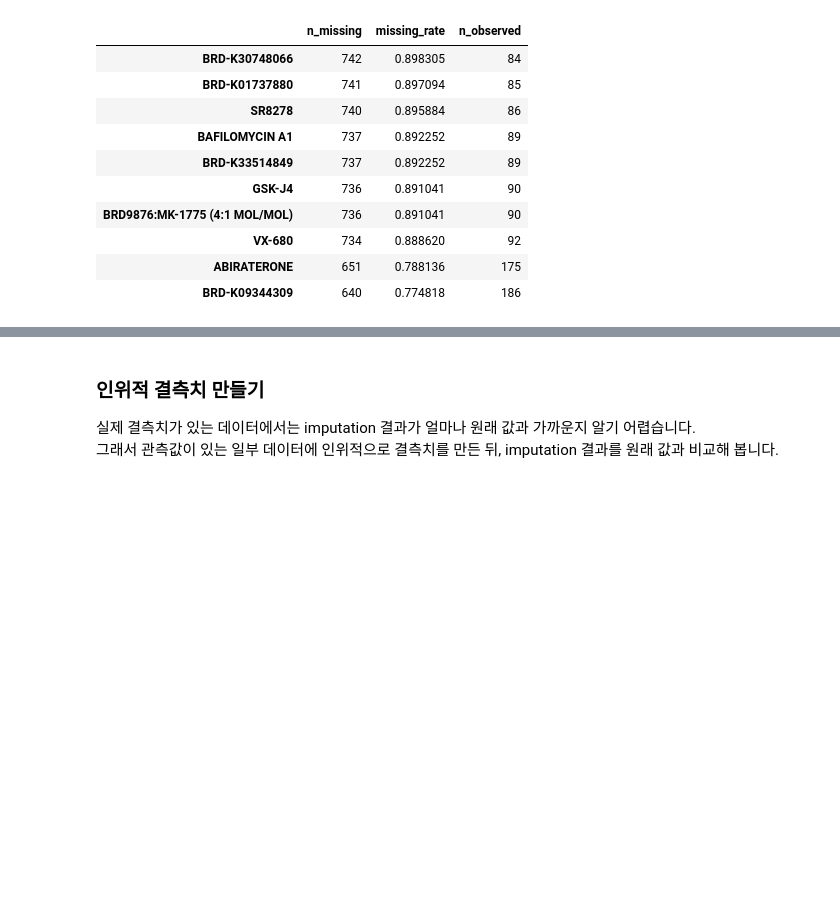
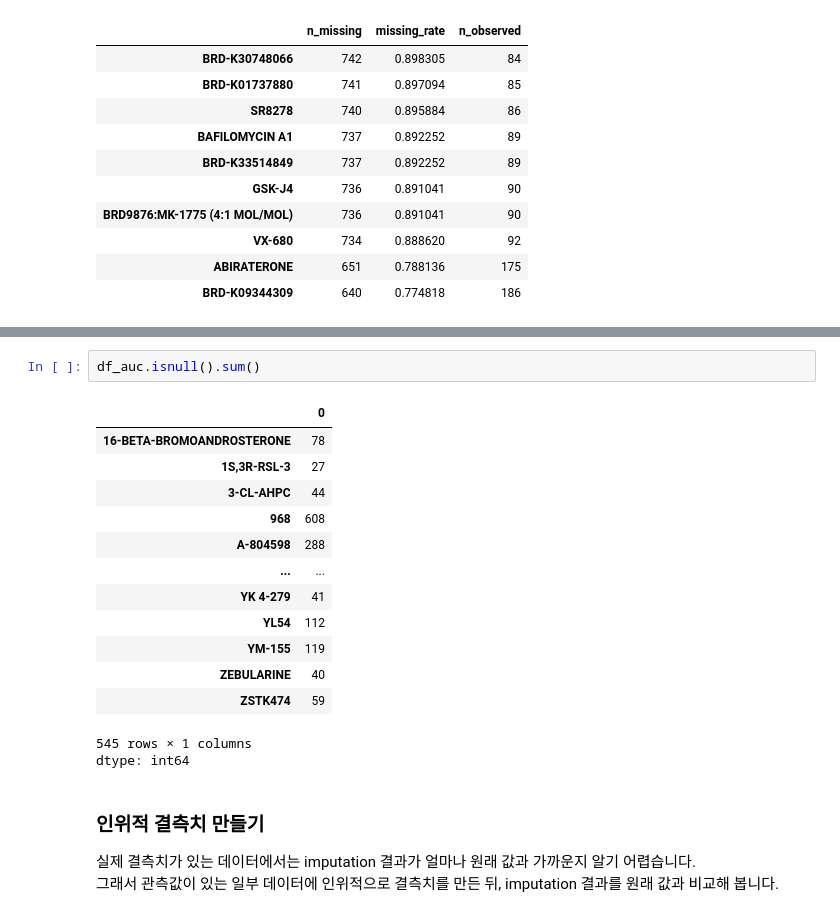
Before and after one commit to hjk9655/health-checkup-analysis, a Jupyter notebook: Notebooks/bio_bigdata_workshop_1B_stats_dimred_clustering_imputation_practice.ipynb, the cells around one changed output, grey strips where cells are left out. Drawn from its saved outputs; the diff is of its cells as text; blank space fills up the shorter version.

```diff
--- a/Notebooks/bio_bigdata_workshop_1B_stats_dimred_clustering_imputation_practice.ipynb
+++ b/Notebooks/bio_bigdata_workshop_1B_stats_dimred_clustering_imputation_practice.ipynb
@@ -787,3 +842,20 @@ missing_summary.head(10)
+# %%
+df_auc.isnull().sum()
+# %% [output]
+|  | 0 |
+| 16-BETA-BROMOANDROSTERONE | 78 |
+| 1S,3R-RSL-3 | 27 |
+| 3-CL-AHPC | 44 |
+| 968 | 608 |
+| A-804598 | 288 |
+| ... | ... |
+| YK 4-279 | 41 |
+| YL54 | 112 |
+| YM-155 | 119 |
+| ZEBULARINE | 40 |
+| ZSTK474 | 59 |
+545 rows × 1 columns
+dtype: int64
 # %% [markdown]
 ### 인위적 결측치 만들기
 
```
Also changed, not shown: parts of 12 cells of this notebook.
